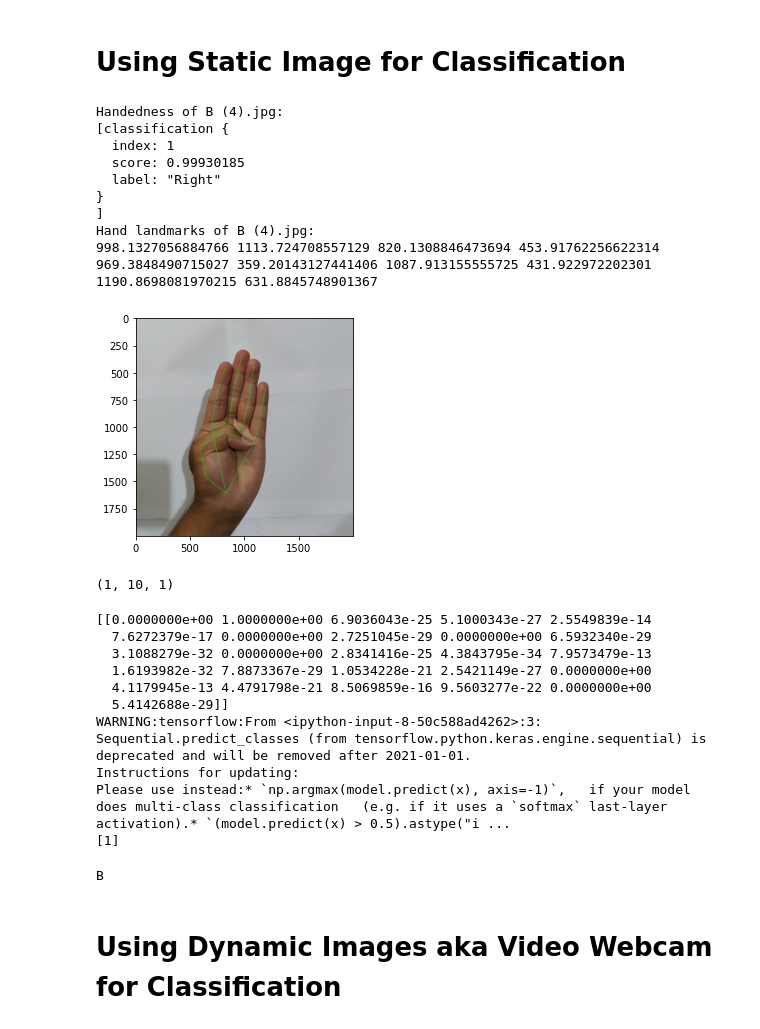
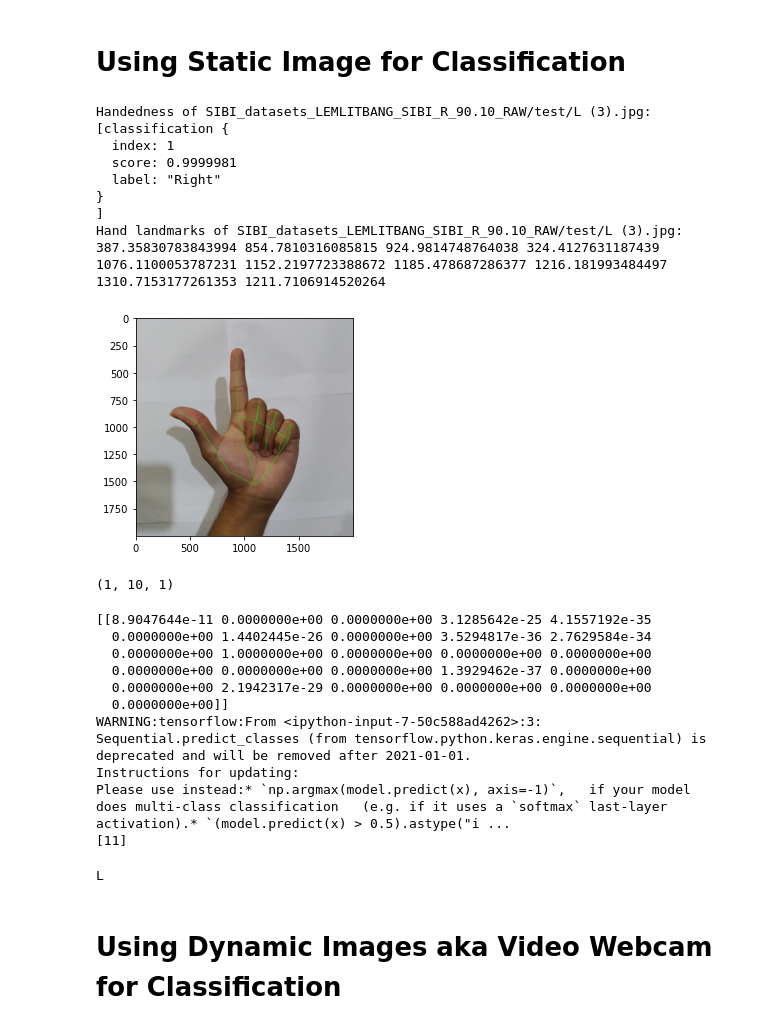
Before and after one commit to Muhambriana/mobile-SIBI-translator-1, a Jupyter notebook: prediction_model.ipynb, the cells around one changed output. Cells and saved outputs as stored; diff of their text form; code cells hidden in the pictures.

```diff
--- a/prediction_model.ipynb
+++ b/prediction_model.ipynb
@@ -19,7 +19,7 @@ def extract_feature(input_image, is_a_frame):
         mp_hands = mp.solutions.hands
         mp_drawing = mp.solutions.drawing_utils
         image = cv2.imread(input_image)
-        with mp_hands.Hands(static_image_mode=True, max_num_hands=2, min_detection_confidence=0.7) as hands:
+        with mp_hands.Hands(static_image_mode=True, max_num_hands=2, min_detection_confidence=0.5) as hands:
             results = hands.process(cv2.flip(cv2.cvtColor(image, cv2.COLOR_BGR2RGB), 1))
             image_hight, image_width, _ = image.shape
             # Print handedness (left v.s. right hand).
@@ -171,24 +171,24 @@ _________________________________________________________________
 # Using Static Image for Classification
 # %%
 #Load Image and do Feature Extraction
-path_to_image = "B (4).jpg"
+path_to_image = "SIBI_datasets_LEMLITBANG_SIBI_R_90.10_RAW/test/L (3).jpg"
 is_a_frame = False
 thumb_fingerX, thumb_fingerY, index_fingerX, index_fingerY, middle_fingerX, middle_fingerY, ring_fingerX, ring_fingerY, pinky_fingerX, pinky_fingerY, output_IMG = extract_feature(path_to_image, is_a_frame)
 print(thumb_fingerX, thumb_fingerY, index_fingerX, index_fingerY, middle_fingerX, middle_fingerY, ring_fingerX, ring_fingerY, pinky_fingerX, pinky_fingerY)
 plt.axis("on")
 plt.imshow(cv2.cvtColor(output_IMG, cv2.COLOR_BGR2RGB))
 plt.show()
 # %% [output]
-Handedness of B (4).jpg:
+Handedness of SIBI_datasets_LEMLITBANG_SIBI_R_90.10_RAW/test/L (3).jpg:
 [classification {
   index: 1
-  score: 0.99930185
+  score: 0.9999981
   label: "Right"
 }
 ]
-Hand landmarks of B (4).jpg:
-998.1327056884766 1113.724708557129 820.1308846473694 453.91762256622314 969.3848490715027 359.20143127441406 1087.913155555725 431.922972202301 1190.8698081970215 631.8845748901367
+Hand landmarks of SIBI_datasets_LEMLITBANG_SIBI_R_90.10_RAW/test/L (3).jpg:
+387.35830783843994 854.7810316085815 924.9814748764038 324.4127631187439 1076.1100053787231 1152.2197723388672 1185.478687286377 1216.181993484497 1310.7153177261353 1211.7106914520264
-[figure, old version]
+[figure, new version]
 # %%
 #Shape the image features into an 1x3 array.
 input_IMG = [[[thumb_fingerX], [thumb_fingerY],
@@ -205,16 +205,16 @@ IMG_array.shape
 print(model.predict(IMG_array))
 print(model.predict_classes(IMG_array))
 # %% [output]
-[[0.0000000e+00 1.0000000e+00 6.9036043e-25 5.1000343e-27 2.5549839e-14
-  7.6272379e-17 0.0000000e+00 2.7251045e-29 0.0000000e+00 6.5932340e-29
-  3.1088279e-32 0.0000000e+00 2.8341416e-25 4.3843795e-34 7.9573479e-13
-  1.6193982e-32 7.8873367e-29 1.0534228e-21 2.5421149e-27 0.0000000e+00
-  4.1179945e-13 4.4791798e-21 8.5069859e-16 9.5603277e-22 0.0000000e+00
-  5.4142688e-29]]
-WARNING:tensorflow:From <ipython-input-8-50c588ad4262>:3: Sequential.predict_classes (from tensorflow.python.keras.engine.sequential) is deprecated and will be removed after 2021-01-01.
+[[8.9047644e-11 0.0000000e+00 0.0000000e+00 3.1285642e-25 4.1557192e-35
+  0.0000000e+00 1.4402445e-26 0.0000000e+00 3.5294817e-36 2.7629584e-34
+  0.0000000e+00 1.0000000e+00 0.0000000e+00 0.0000000e+00 0.0000000e+00
+  0.0000000e+00 0.0000000e+00 0.0000000e+00 1.3929462e-37 0.0000000e+00
+  0.0000000e+00 2.1942317e-29 0.0000000e+00 0.0000000e+00 0.0000000e+00
+  0.0000000e+00]]
+WARNING:tensorflow:From <ipython-input-7-50c588ad4262>:3: Sequential.predict_classes (from tensorflow.python.keras.engine.sequential) is deprecated and will be removed after 2021-01-01.
 Instructions for updating:
 Please use instead:* `np.argmax(model.predict(x), axis=-1)`,   if your model does multi-class classification   (e.g. if it uses a `softmax` last-layer activation).* `(model.predict(x) > 0.5).astype("i ...
-[1]
+[11]
 # %%
 #Print prediction using defined Classes
 predictions = model.predict_classes(IMG_array)
@@ -222,7 +222,7 @@ for alphabets, values in classes.items():
     if values == predictions[0] :
         print(alphabets)
 # %% [output]
-B
+L
 # %% [markdown]
 # Using Dynamic Images aka Video Webcam for Classification
 # %% [markdown]
```
Also changed, not shown: 6 other files.
